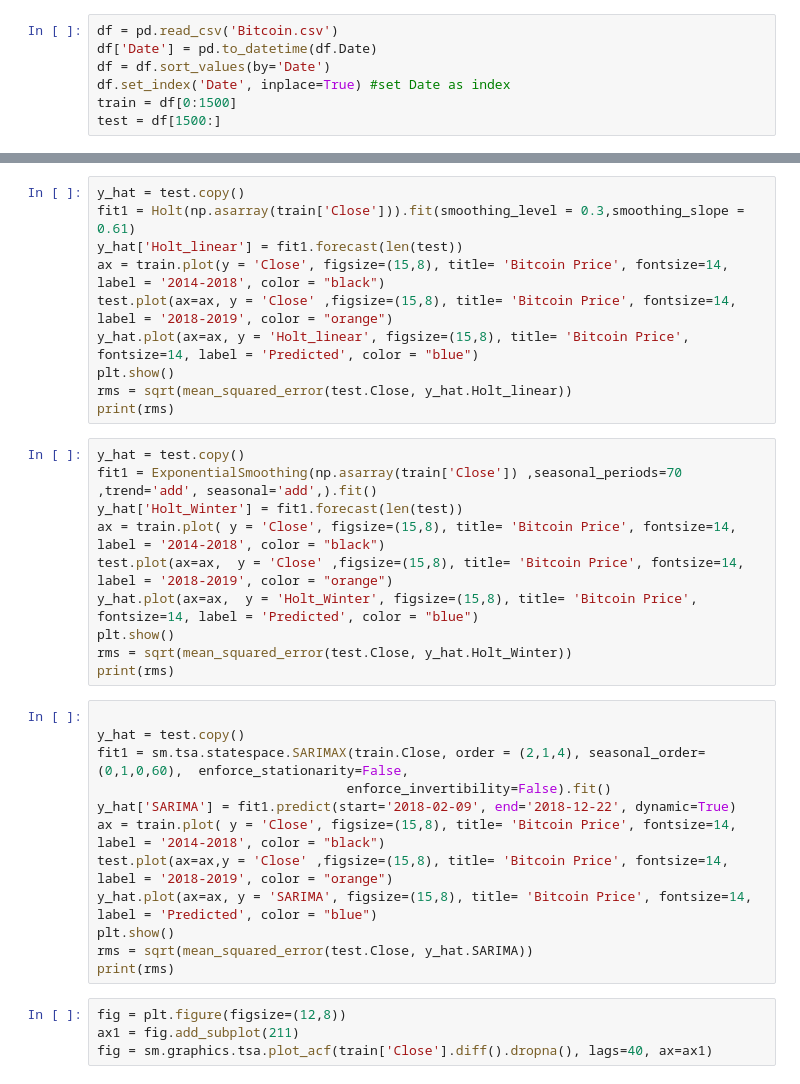
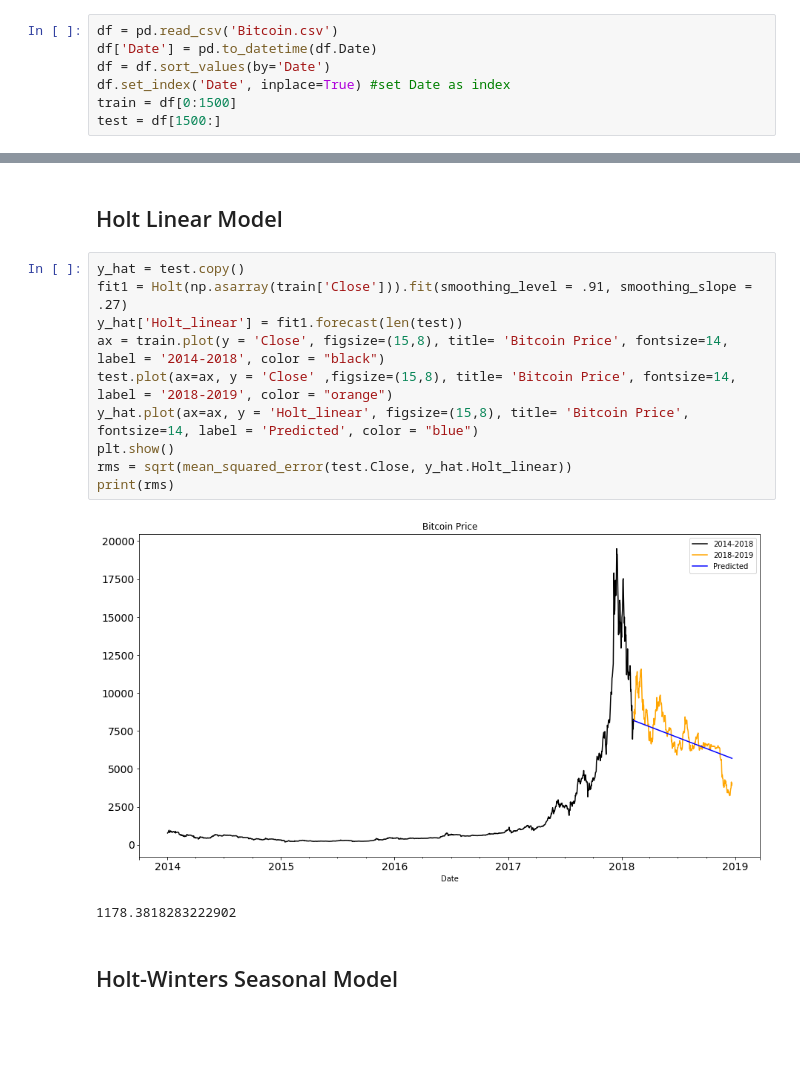
Before and after one commit to dpatl/Crypto, a Jupyter notebook: 2018 Bitcoin Prediction.ipynb, the cells around one changed output, grey strips where cells are left out. Cells and saved outputs as stored; diff of their text form; blank space fills up the shorter version.

```diff
--- a/2018 Bitcoin Prediction.ipynb
+++ b/2018 Bitcoin Prediction.ipynb
@@ -63,39 +87,20 @@ print(rms)
+# %% [markdown]
+## Holt Linear Model
 # %%
 y_hat = test.copy()
-fit1 = Holt(np.asarray(train['Close'])).fit(smoothing_level = 0.3,smoothing_slope = 0.61)
+fit1 = Holt(np.asarray(train['Close'])).fit(smoothing_level = .91, smoothing_slope = .27)
 y_hat['Holt_linear'] = fit1.forecast(len(test))
 ax = train.plot(y = 'Close', figsize=(15,8), title= 'Bitcoin Price', fontsize=14, label = '2014-2018', color = "black")
 test.plot(ax=ax, y = 'Close' ,figsize=(15,8), title= 'Bitcoin Price', fontsize=14, label = '2018-2019', color = "orange")
 y_hat.plot(ax=ax, y = 'Holt_linear', figsize=(15,8), title= 'Bitcoin Price', fontsize=14, label = 'Predicted', color = "blue")
 plt.show()
 rms = sqrt(mean_squared_error(test.Close, y_hat.Holt_linear))
 print(rms)
+# %% [output]
+[figure, added]
+1178.3818283222902
-# %%
-y_hat = test.copy()
-fit1 = ExponentialSmoothing(np.asarray(train['Close']) ,seasonal_periods=70 ,trend='add', seasonal='add',).fit()
-y_hat['Holt_Winter'] = fit1.forecast(len(test))
-ax = train.plot( y = 'Close', figsize=(15,8), title= 'Bitcoin Price', fontsize=14, label = '2014-2018', color = "black")
-test.plot(ax=ax,  y = 'Close' ,figsize=(15,8), title= 'Bitcoin Price', fontsize=14, label = '2018-2019', color = "orange")
-y_hat.plot(ax=ax,  y = 'Holt_Winter', figsize=(15,8), title= 'Bitcoin Price', fontsize=14, label = 'Predicted', color = "blue")
-plt.show()
-rms = sqrt(mean_squared_error(test.Close, y_hat.Holt_Winter))
-print(rms)
-# %%
-
-y_hat = test.copy()
-fit1 = sm.tsa.statespace.SARIMAX(train.Close, order = (2,1,4), seasonal_order= (0,1,0,60),  enforce_stationarity=False,
-                                enforce_invertibility=False).fit()
-y_hat['SARIMA'] = fit1.predict(start='2018-02-09', end='2018-12-22', dynamic=True)
-ax = train.plot( y = 'Close', figsize=(15,8), title= 'Bitcoin Price', fontsize=14, label = '2014-2018', color = "black")
-test.plot(ax=ax,y = 'Close' ,figsize=(15,8), title= 'Bitcoin Price', fontsize=14, label = '2018-2019', color = "orange")
-y_hat.plot(ax=ax, y = 'SARIMA', figsize=(15,8), title= 'Bitcoin Price', fontsize=14, label = 'Predicted', color = "blue")
-plt.show()
-rms = sqrt(mean_squared_error(test.Close, y_hat.SARIMA))
-print(rms)
-# %%
-fig = plt.figure(figsize=(12,8))
-ax1 = fig.add_subplot(211)
-fig = sm.graphics.tsa.plot_acf(train['Close'].diff().dropna(), lags=40, ax=ax1)
+# %% [markdown]
+## Holt-Winters Seasonal Model
 # %%
 sm.tsa.seasonal_decompose(train.Close).plot()
 result = sm.tsa.stattools.adfuller(train.Close)
```
Also changed, not shown: parts of 15 cells of this notebook, 2 other files.
